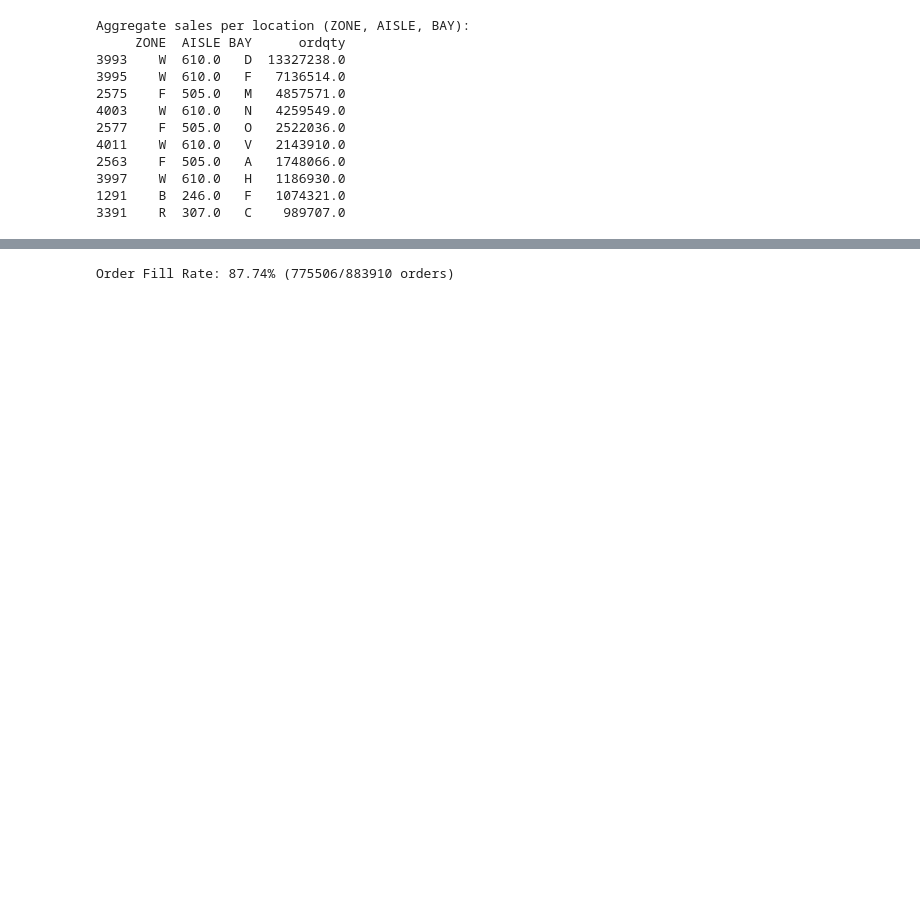
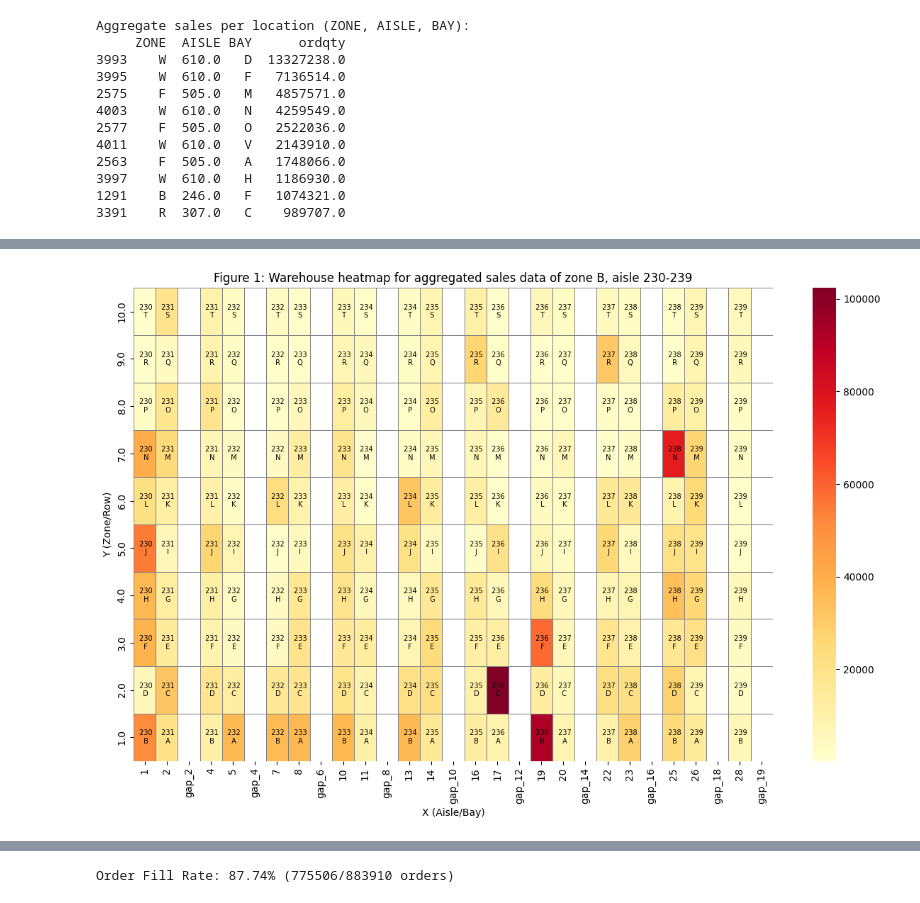
Before and after one commit to TSNijhuis/WarehousingAS1, a Jupyter notebook: wh-as_activity-profiling-template.ipynb, the cells around one changed output, grey strips where cells are left out. Cells and saved outputs as stored; diff of their text form; code cells hidden in the pictures; blank space fills up the shorter version.

```diff
--- a/wh-as_activity-profiling-template.ipynb
+++ b/wh-as_activity-profiling-template.ipynb
@@ -835,0 +248,98 @@ Products at or below reorder point: 8486 of 23874 (35.5%)
+# %%
+# --- Heatmap of aggregate sales per warehouse coordinates (from .xls) ---
+
+import pandas as pd
+import matplotlib.pyplot as plt
+import seaborn as sns
+import pathlib
+
+folder = pathlib.Path("data/raw")
+
+
+# Load warehouse coordinate data from .xls
+warehouse_coords = pd.read_excel(folder / "warehousecoordinateszoneB.xlsx")
+
+# Merge aggregate sales with coordinates
+heatmap_data = pd.merge(
+    agg_sales_zone_aisle_bay,
+    warehouse_coords,
+    on=["ZONE", "AISLE", "BAY"],
+    how="left"
+)
+
+# Ensure all X (aisle) values between min and max are present, so gaps show as blank columns
+x_min, x_max = heatmap_data["X"].min(), heatmap_data["X"].max()
+x_full_range = range(int(x_min), int(x_max) + 1)
+
+# Identify every 3rd X coordinate (aisle) to exclude
+aisle_gaps = [x for x in x_full_range if (x % 3 == 0)]
+
+# Build pivot table as before
+pivot = heatmap_data.pivot_table(
+    index="Y", columns="X", values="ordqty", aggfunc="sum", fill_value=0
+)
+
+# Remove every 3rd X (aisle) from the columns
+pivot = pivot.drop(columns=aisle_gaps, errors="ignore")
+
+# Optionally, reindex to keep the X axis ordered and show missing columns as white
+pivot = pivot.reindex(columns=[x for x in x_full_range if x not in aisle_gaps])
+
+
+import numpy as np
+
+# Insert a white (NaN) column after every 2 X coordinates
+orig_columns = list(pivot.columns)
+new_columns = []
+i = 0
+while i < len(orig_columns):
+    # Add two real columns
+    for _ in range(2):
+        if i < len(orig_columns):
+            new_columns.append(orig_columns[i])
+            i += 1
+    # Insert a placeholder for the white column
+    new_columns.append(f'gap_{i}')  # Unique name for the gap
+
+# Reindex the pivot table with the new columns, filling gaps with NaN
+pivot_with_gaps = pivot.reindex(columns=new_columns)
+
+# Set the gap columns to NaN
+for col in new_columns:
+    if isinstance(col, str) and col.startswith('gap_'):
+        pivot_with_gaps[col] = np.nan
+
+plt.figure(figsize=(12, 8))
+ax = sns.heatmap(
+    pivot_with_gaps,
+    cmap="YlOrRd",
+    linewidths=0.5,
+    linecolor="gray"
+)
+plt.title("Figure 1: Warehouse heatmap for aggregated sales data of zone B, aisle 230-239")
+plt.xlabel("X (Aisle/Bay)")
+plt.ylabel("Y (Zone/Row)")
+
+# Invert y-axis so Y=1 is at the bottom
+ax.invert_yaxis()
+
+# Build a mapping from (X, Y) to (AISLE, BAY)
+coord_map = warehouse_coords.set_index(['X', 'Y'])[['AISLE', 'BAY']].drop_duplicates().to_dict('index')
+
+# Annotate each cell with its AISLE and BAY from the Excel file
+for y_idx, y in enumerate(pivot_with_gaps.index):
+    for x_idx, x in enumerate(pivot_with_gaps.columns):
+        # Only annotate real X columns (not gaps)
+        if not (isinstance(x, str) and x.startswith('gap_')):
+            if not pd.isna(pivot_with_gaps.loc[y, x]):
+                aisle_bay = coord_map.get((x, y))
+                if aisle_bay:
+                    label = f" {aisle_bay['AISLE']}\n {aisle_bay['BAY']}"
+                    ax.text(
+                        x_idx + 0.5, y_idx + 0.5, label,
+                        ha='center', va='center', color='black', fontsize=7
+                    )
+
+plt.tight_layout()
+# %% [output]
+[figure, added]
```
Also changed, not shown: parts of 55 cells of this notebook.
